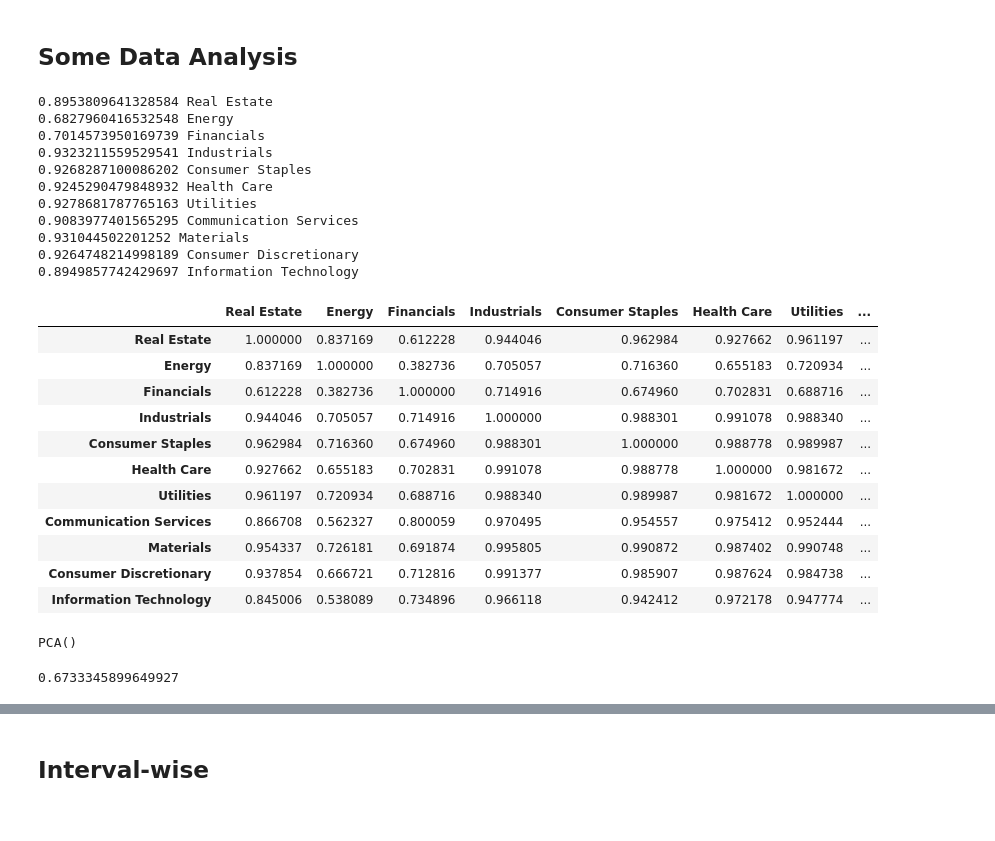
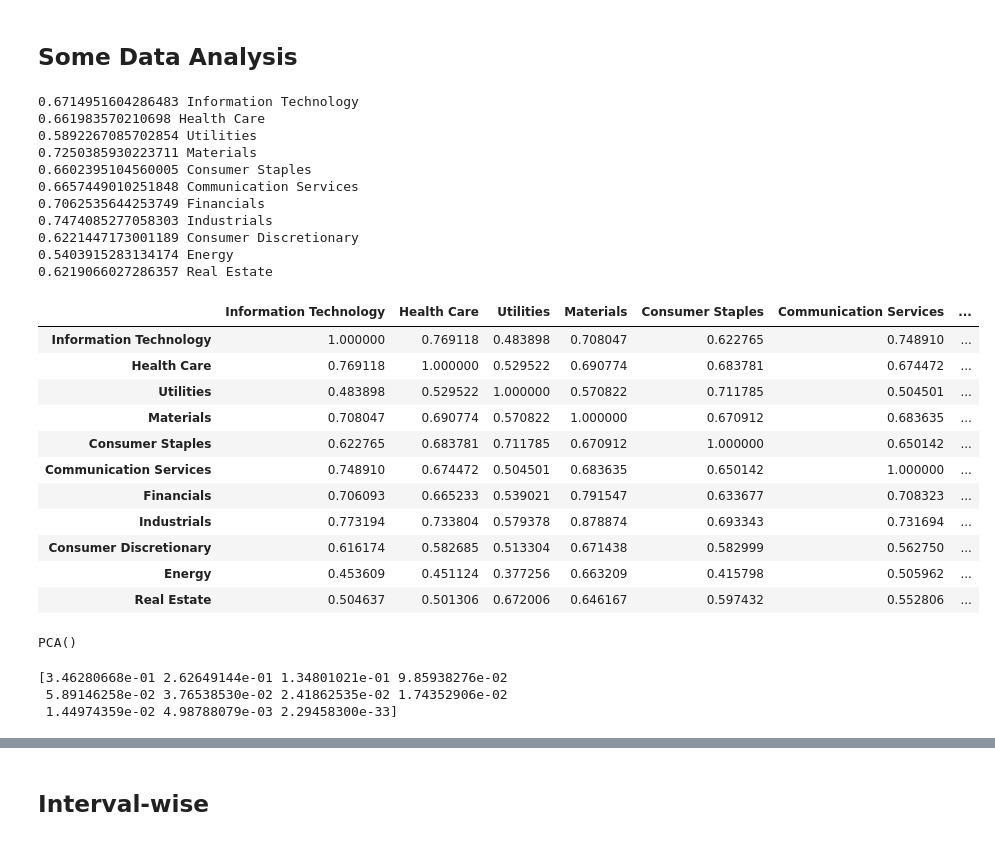
Before and after one commit to TobiasW1891/Finance, a Jupyter notebook: Get Finance Data.ipynb, the cells around one changed output, grey strips where cells are left out. Saved outputs shown, nothing was run; the diff lists cells and outputs as text; code cells hidden in the pictures.

Commit message:
Returns + normalised
Changed the data so that returns are calculated and normalised. The normalised returns of each stock are aggregated into the sectors.

```diff
--- a/Get Finance Data.ipynb
+++ b/Get Finance Data.ipynb
@@ -65,0 +279,6 @@ def SectorPrices(sec,df, start, end):
+# %%
+for i in NormRetDF.columns:
+    plt.plot(NormRetDF[i], label=i)
+
+plt.legend()
+plt.show()
@@ -102,0 +445,11 @@ def SectorPrices(sec, df,start, end):
+# %%
+SPReturns = SP500["Close"].diff()
+SPReturns = SPReturns.iloc[1:]
+print(SPReturns)
+l = 13
+rho = np.empty(len(SPReturns)-l)
+for i in range(len(SPReturns)-l):
+    meanr = np.mean(SPReturns.iloc[i:(i+l)])
+    meansigma = np.std(SPReturns.iloc[i:(i+l)])
+    rho[i] = (SPReturns.iloc[i+l]-meanr)/meansigma
+print(rho)
@@ -152,5 +613,7 @@ Date
 
 [6547 rows x 11 columns]
+# %%
+ReturnsDF = SectorsDF.diff().iloc[1:]
 # %%
 SectorsDF.index
 # %% [output]
@@ -171,0 +635,5 @@ plt.show()
+# %%
+for i in ReturnsDF.columns:
+    plt.plot(ReturnsDF.index,ReturnsDF[i], label = i)
+plt.legend()
+plt.show()
@@ -172,45 +642,47 @@ plt.show()
 # %% [markdown]
 ## Some Data Analysis
 # %%
-Corr = SectorsDF.corr()
+Corr = ReturnsDF.corr()
 
 for i in Corr.columns:
     print(np.mean(Corr[i]),i)
 
 Corr
 # %% [output]
-0.8953809641328584 Real Estate
-0.6827960416532548 Energy
-0.7014573950169739 Financials
-0.9323211559529541 Industrials
-0.9268287100086202 Consumer Staples
-0.9245290479848932 Health Care
-0.9278681787765163 Utilities
-0.9083977401565295 Communication Services
-0.931044502201252 Materials
-0.9264748214998189 Consumer Discretionary
-0.8949857742429697 Information Technology
+0.6714951604286483 Information Technology
+0.661983570210698 Health Care
+0.5892267085702854 Utilities
+0.7250385930223711 Materials
+0.6602395104560005 Consumer Staples
+0.6657449010251848 Communication Services
+0.7062535644253749 Financials
+0.7474085277058303 Industrials
+0.6221447173001189 Consumer Discretionary
+0.5403915283134174 Energy
+0.6219066027286357 Real Estate
-|  | Real Estate | Energy | Financials | Industrials | Consumer Staples | Health Care | Utilities | ... |
-| Real Estate | 1.000000 | 0.837169 | 0.612228 | 0.944046 | 0.962984 | 0.927662 | 0.961197 | ... |
-| Energy | 0.837169 | 1.000000 | 0.382736 | 0.705057 | 0.716360 | 0.655183 | 0.720934 | ... |
-| Financials | 0.612228 | 0.382736 | 1.000000 | 0.714916 | 0.674960 | 0.702831 | 0.688716 | ... |
-| Industrials | 0.944046 | 0.705057 | 0.714916 | 1.000000 | 0.988301 | 0.991078 | 0.988340 | ... |
-| Consumer Staples | 0.962984 | 0.716360 | 0.674960 | 0.988301 | 1.000000 | 0.988778 | 0.989987 | ... |
-| Health Care | 0.927662 | 0.655183 | 0.702831 | 0.991078 | 0.988778 | 1.000000 | 0.981672 | ... |
-| Utilities | 0.961197 | 0.720934 | 0.688716 | 0.988340 | 0.989987 | 0.981672 | 1.000000 | ... |
-| Communication Services | 0.866708 | 0.562327 | 0.800059 | 0.970495 | 0.954557 | 0.975412 | 0.952444 | ... |
-| Materials | 0.954337 | 0.726181 | 0.691874 | 0.995805 | 0.990872 | 0.987402 | 0.990748 | ... |
-| Consumer Discretionary | 0.937854 | 0.666721 | 0.712816 | 0.991377 | 0.985907 | 0.987624 | 0.984738 | ... |
-| Information Technology | 0.845006 | 0.538089 | 0.734896 | 0.966118 | 0.942412 | 0.972178 | 0.947774 | ... |
+|  | Information Technology | Health Care | Utilities | Materials | Consumer Staples | Communication Services | ... |
+| Information Technology | 1.000000 | 0.769118 | 0.483898 | 0.708047 | 0.622765 | 0.748910 | ... |
+| Health Care | 0.769118 | 1.000000 | 0.529522 | 0.690774 | 0.683781 | 0.674472 | ... |
+| Utilities | 0.483898 | 0.529522 | 1.000000 | 0.570822 | 0.711785 | 0.504501 | ... |
+| Materials | 0.708047 | 0.690774 | 0.570822 | 1.000000 | 0.670912 | 0.683635 | ... |
+| Consumer Staples | 0.622765 | 0.683781 | 0.711785 | 0.670912 | 1.000000 | 0.650142 | ... |
+| Communication Services | 0.748910 | 0.674472 | 0.504501 | 0.683635 | 0.650142 | 1.000000 | ... |
+| Financials | 0.706093 | 0.665233 | 0.539021 | 0.791547 | 0.633677 | 0.708323 | ... |
+| Industrials | 0.773194 | 0.733804 | 0.579378 | 0.878874 | 0.693343 | 0.731694 | ... |
+| Consumer Discretionary | 0.616174 | 0.582685 | 0.513304 | 0.671438 | 0.582999 | 0.562750 | ... |
+| Energy | 0.453609 | 0.451124 | 0.377256 | 0.663209 | 0.415798 | 0.505962 | ... |
+| Real Estate | 0.504637 | 0.501306 | 0.672006 | 0.646167 | 0.597432 | 0.552806 | ... |
 # %%
 pca = PCA()
 pca.fit(Corr)
 # %% [output]
 PCA()
 # %%
-print(pca.explained_variance_ratio_[0])
+print(pca.explained_variance_ratio_)
 # %% [output]
-0.6733345899649927
+[3.46280668e-01 2.62649144e-01 1.34801021e-01 9.85938276e-02
+ 5.89146258e-02 3.76538530e-02 2.41862535e-02 1.74352906e-02
+ 1.44974359e-02 4.98788079e-03 2.29458300e-33]
 # %%
 pca.components_
 # %% [output]
```
Also changed, not shown: parts of 42 cells of this notebook.
